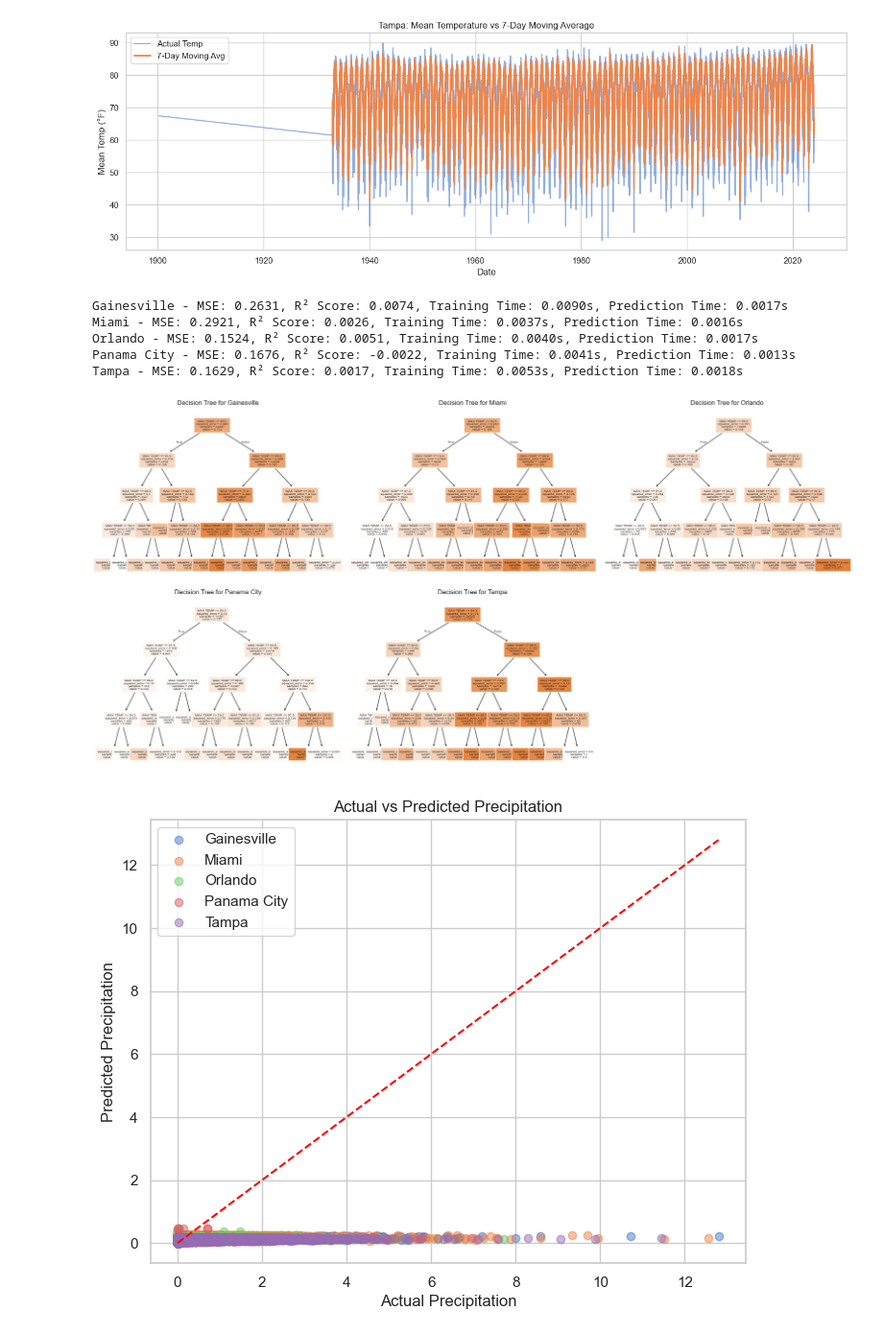
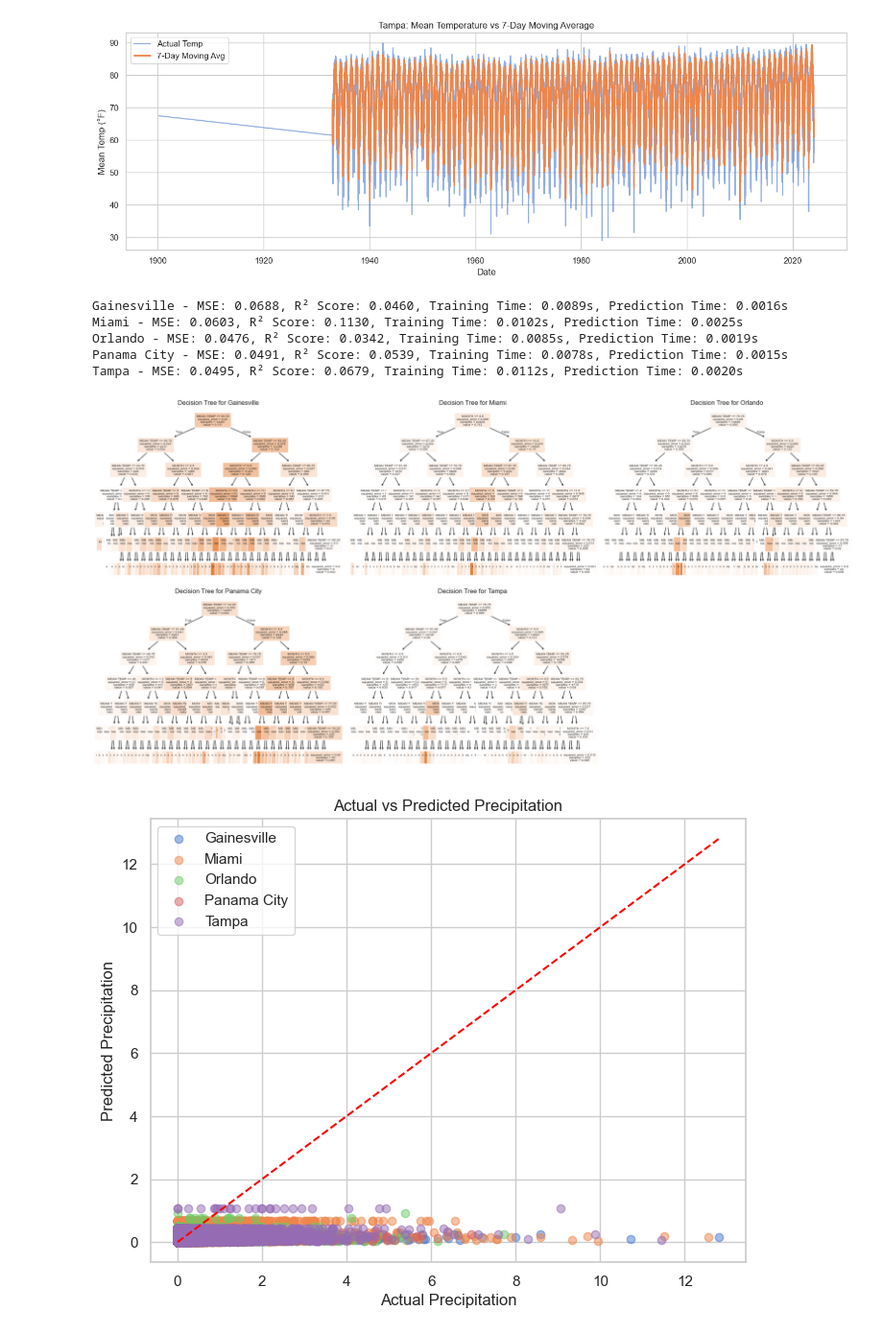
Before and after one commit to ThatGuyMrZero/DataScienceFinalProject, a Jupyter notebook: PyCharmMiscProject/notebook.ipynb, the cells around one changed output. Shown at 96% size. Drawn from its saved outputs; the diff is of its cells as text; code cells hidden in the pictures.

```diff
--- a/PyCharmMiscProject/notebook.ipynb
+++ b/PyCharmMiscProject/notebook.ipynb
@@ -84,6 +84,7 @@ plt.tight_layout()
 plt.show()
 
 #box plot of temp by month idk if this helps?
+combined_df_clean = combined_df_clean.copy()
 combined_df_clean.loc[:, 'Month'] = combined_df_clean['Date'].dt.month
 
 plt.figure(figsize=(14, 6))
@@ -144,8 +140,8 @@ for i, city in enumerate(cities, 1):
     city_data = combined_df_clean[combined_df_clean['City'] == city]
 
     # Selecting relevant features and target
-    X = city_data[['MAX TEMP']]
-    y = city_data['PRECIPITATION']
+    X = city_data[['MEAN TEMP', 'MONTH']]
+    y = np.log1p(city_data['PRECIPITATION'])
 
     # Split into training and testing sets (80%, 20%)
     X_train, X_test, y_train, y_test = train_test_split(X, y, test_size=0.2, random_state=42)
@@ -153,7 +149,7 @@ for i, city in enumerate(cities, 1):
     start_time = time.time()
 
     # Train Decision Tree Regressor
-    model = DecisionTreeRegressor(max_depth=4, random_state=42)
+    model = DecisionTreeRegressor(max_depth=6, min_samples_split=5, min_samples_leaf=2, random_state=42)
     model.fit(X_train, y_train)
 
     training_time = time.time() - start_time
@@ -161,46 +157,46 @@ for i, city in enumerate(cities, 1):
     city_models[city] = model
 
     start_time = time.time()
-    y_pred = model.predict(X_test)
+    y_pred = np.expm1(model.predict(X_test))
     prediction_time = time.time() - start_time
 
     # Calculate evaluation metrics
     mse = mean_squared_error(y_test, y_pred)
     r2 = r2_score(y_test, y_pred)
 
     print(f"{city} - MSE: {mse:.4f}, R² Score: {r2:.4f}, Training Time: {training_time:.4f}s, Prediction Time: {prediction_time:.4f}s")
 
     # Plot decision tree for each city
     plt.subplot(2, len(cities)//2 + 1, i)
-    plot_tree(model, feature_names=['MAX TEMP'], filled=True, fontsize=6)
+    plot_tree(model, feature_names=['MEAN TEMP', 'MONTH'], filled=True, fontsize=6)
     plt.title(f'Decision Tree for {city}')
 
 plt.tight_layout()
 plt.show()
 
 # Scatter plot to visualize actual vs predicted precipitation
 plt.figure(figsize=(8, 6))
 for city, model in city_models.items():
     city_data = combined_df_clean[combined_df_clean['City'] == city]
-    X_city = city_data[['MAX TEMP']]
+    X_city = city_data[['MEAN TEMP', 'MONTH']]
     y_city_actual = city_data['PRECIPITATION']
     y_city_pred = model.predict(X_city)
 
     plt.scatter(y_city_actual, y_city_pred, label=city, alpha=0.5)
 
 plt.plot([min(combined_df_clean['PRECIPITATION']), max(combined_df_clean['PRECIPITATION'])],
          [min(combined_df_clean['PRECIPITATION']), max(combined_df_clean['PRECIPITATION'])],
          color='red', linestyle='--')
 plt.xlabel('Actual Precipitation')
 plt.ylabel('Predicted Precipitation')
 plt.legend()
 plt.title('Actual vs Predicted Precipitation')
 plt.show()
 # %% [output]
-Gainesville - MSE: 0.2631, R² Score: 0.0074, Training Time: 0.0090s, Prediction Time: 0.0017s
-Miami - MSE: 0.2921, R² Score: 0.0026, Training Time: 0.0037s, Prediction Time: 0.0016s
-Orlando - MSE: 0.1524, R² Score: 0.0051, Training Time: 0.0040s, Prediction Time: 0.0017s
-Panama City - MSE: 0.1676, R² Score: -0.0022, Training Time: 0.0041s, Prediction Time: 0.0013s
-Tampa - MSE: 0.1629, R² Score: 0.0017, Training Time: 0.0053s, Prediction Time: 0.0018s
+Gainesville - MSE: 0.0688, R² Score: 0.0460, Training Time: 0.0089s, Prediction Time: 0.0016s
+Miami - MSE: 0.0603, R² Score: 0.1130, Training Time: 0.0102s, Prediction Time: 0.0025s
+Orlando - MSE: 0.0476, R² Score: 0.0342, Training Time: 0.0085s, Prediction Time: 0.0019s
+Panama City - MSE: 0.0491, R² Score: 0.0539, Training Time: 0.0078s, Prediction Time: 0.0015s
+Tampa - MSE: 0.0495, R² Score: 0.0679, Training Time: 0.0112s, Prediction Time: 0.0020s
-[figure, old version]
+[figure, new version]
-[figure, old version]
+[figure, new version]
```
Also changed, not shown: parts of 2 cells of this notebook.
